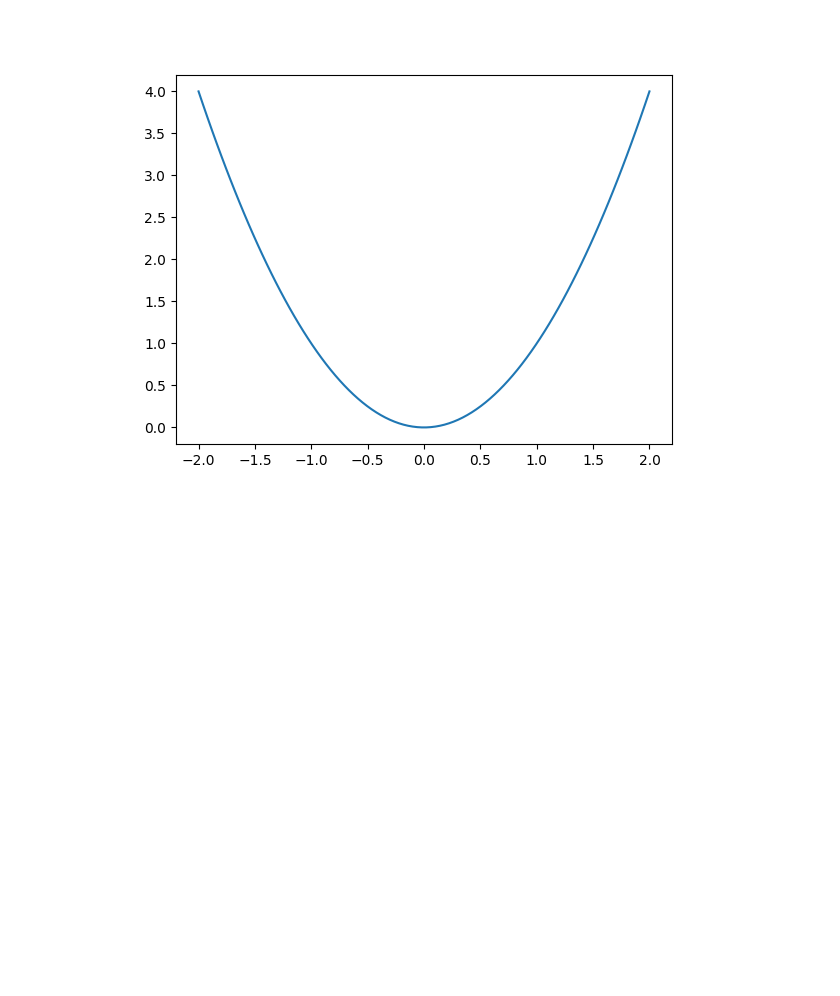
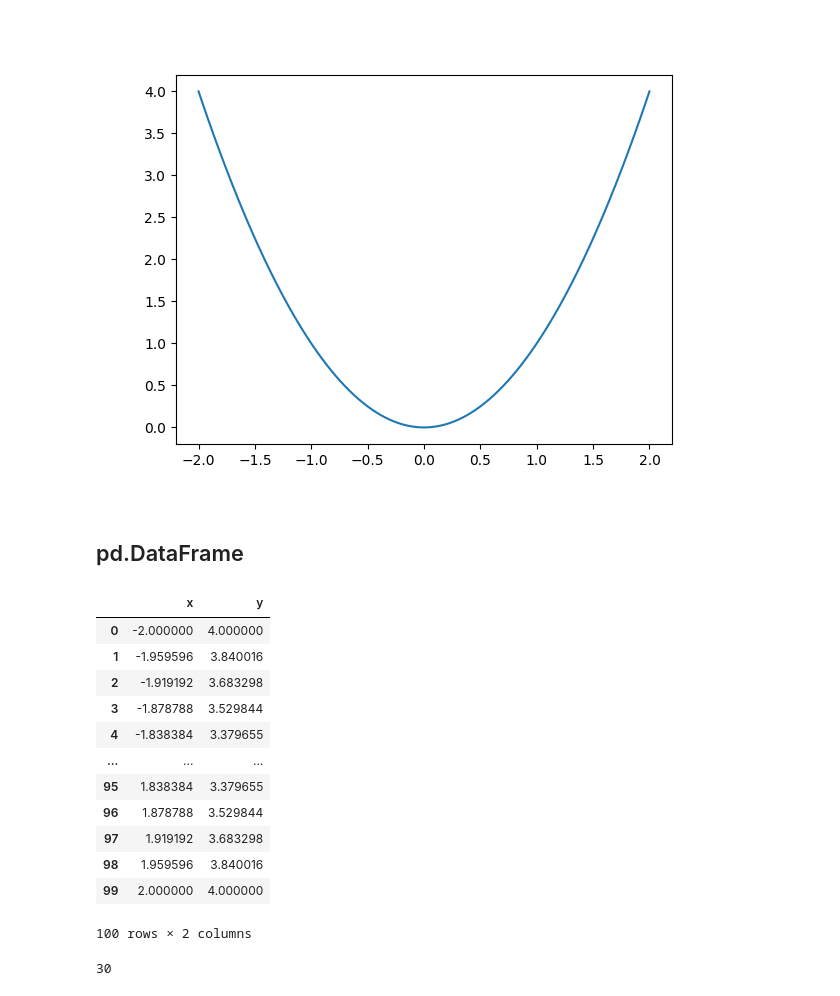
Before and after one commit to kilacark/py_apl_sci, a Jupyter notebook: src/scripts.ipynb, the cells around one changed output. Saved outputs shown, nothing was run; the diff lists cells and outputs as text; code cells hidden in the pictures; blank space fills up the shorter version.

```diff
--- a/src/scripts.ipynb
+++ b/src/scripts.ipynb
@@ -18,3 +21,27 @@ plt.plot(x, y)
 plt.show()
 # %% [output]
 [figure]
+# %% [markdown]
+## pd.DataFrame
+# %%
+df = pd.DataFrame(data=[x, y], index=["x", "y"]).T
+df
+# %% [output]
+|  | x | y |
+| 0 | -2.000000 | 4.000000 |
+| 1 | -1.959596 | 3.840016 |
+| 2 | -1.919192 | 3.683298 |
+| 3 | -1.878788 | 3.529844 |
+| 4 | -1.838384 | 3.379655 |
+| ... | ... | ... |
+| 95 | 1.838384 | 3.379655 |
+| 96 | 1.878788 | 3.529844 |
+| 97 | 1.919192 | 3.683298 |
+| 98 | 1.959596 | 3.840016 |
+| 99 | 2.000000 | 4.000000 |
+100 rows × 2 columns
+# %%
+inp_l = [1, 2, 3]
+cf.ext_list(inp_l, 10, 20)
+# %% [output]
+30
```
Also changed, not shown: parts of 1 cell of this notebook, 6 other files.
